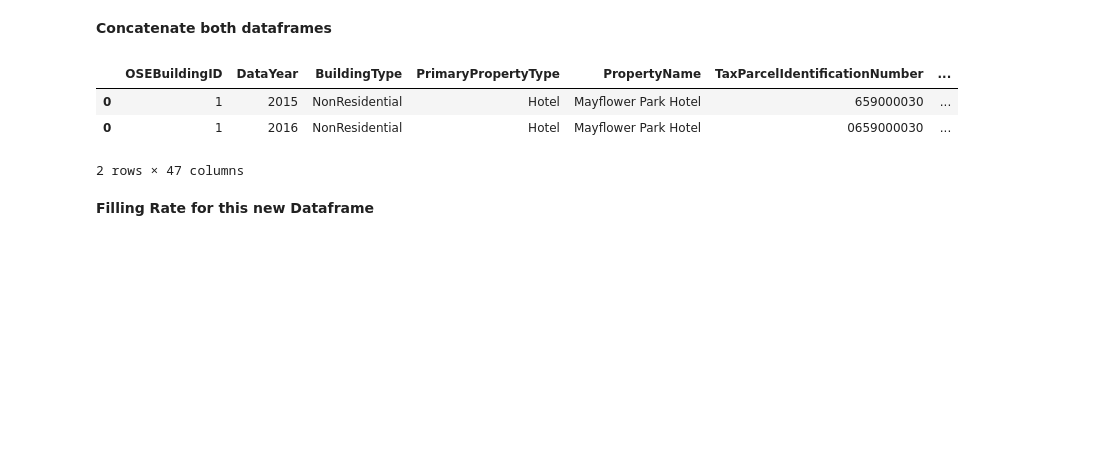
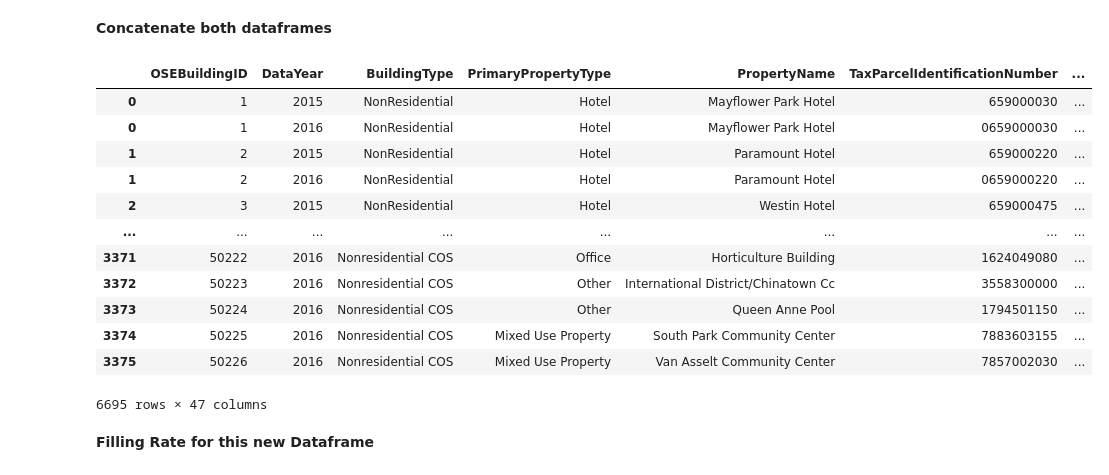
Before and after one commit to hike7o/SL-OC-projects, a Jupyter notebook: P4/Seattle_cleaning.ipynb, the cells around one changed output. Cells and saved outputs as stored; diff of their text form; code cells hidden in the pictures; blank space fills up the shorter version.

```diff
--- a/P4/Seattle_cleaning.ipynb
+++ b/P4/Seattle_cleaning.ipynb
@@ -300,22 +300,32 @@ __Concatenate both dataframes__
 # %%
 # An intermediate cleaning phase to transform all strings in small letters with the first letter
 # of each word in capital to make both files identical in wording
 
 data_both = pd.concat([ener2015, ener2016], axis = 0).sort_values(["OSEBuildingID", "DataYear"])
 data_both['PropertyName'] = data_both['PropertyName'].str.title()
 data_both['Neighborhood'] = data_both['Neighborhood'].str.title()
 data_both['City'] = data_both['City'].str.title()
 data_both['Address'] = data_both['Address'].str.title()
 data_both.ZipCode = data_both.ZipCode.astype(float, errors = 'raise')
 data_both.ZipCode = data_both.ZipCode.apply(lambda x: '{:.0f}'.format(x))
 data_both.to_csv('databoth.csv')
+
 # Dataframe containing both 2015 & 2016 info
-data_both.head(2)
+data_both
 # %% [output]
 |  | OSEBuildingID | DataYear | BuildingType | PrimaryPropertyType | PropertyName | TaxParcelIdentificationNumber | ... |
 | 0 | 1 | 2015 | NonResidential | Hotel | Mayflower Park Hotel | 659000030 | ... |
 | 0 | 1 | 2016 | NonResidential | Hotel | Mayflower Park Hotel | 0659000030 | ... |
+| 1 | 2 | 2015 | NonResidential | Hotel | Paramount Hotel | 659000220 | ... |
+| 1 | 2 | 2016 | NonResidential | Hotel | Paramount Hotel | 0659000220 | ... |
+| 2 | 3 | 2015 | NonResidential | Hotel | Westin Hotel | 659000475 | ... |
+| ... | ... | ... | ... | ... | ... | ... | ... |
+| 3371 | 50222 | 2016 | Nonresidential COS | Office | Horticulture Building | 1624049080 | ... |
+| 3372 | 50223 | 2016 | Nonresidential COS | Other | International District/Chinatown Cc | 3558300000 | ... |
+| 3373 | 50224 | 2016 | Nonresidential COS | Other | Queen Anne Pool | 1794501150 | ... |
+| 3374 | 50225 | 2016 | Nonresidential COS | Mixed Use Property | South Park Community Center | 7883603155 | ... |
+| 3375 | 50226 | 2016 | Nonresidential COS | Mixed Use Property | Van Asselt Community Center | 7857002030 | ... |
-2 rows × 47 columns
+6695 rows × 47 columns
 # %% [markdown]
 __Filling Rate for this new Dataframe__
 # %%
```
Also changed, not shown: parts of 6 cells of this notebook, 8 other files.
